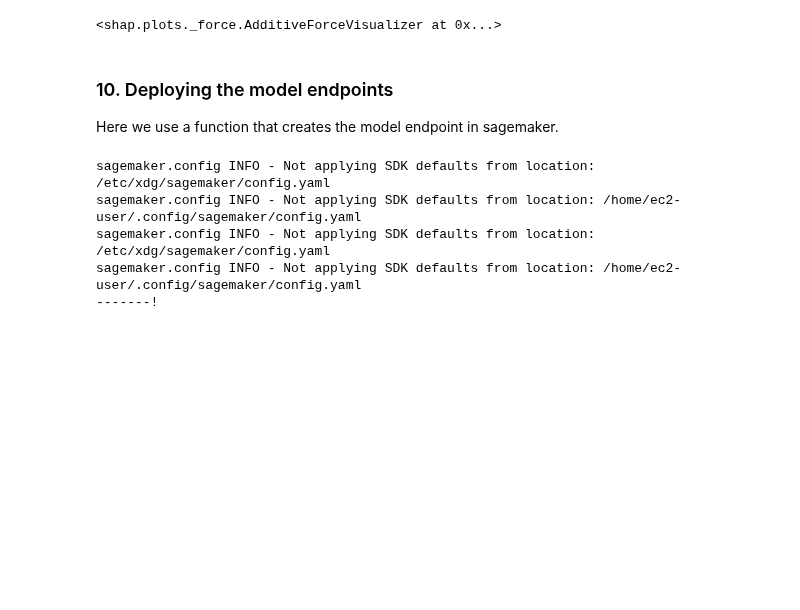
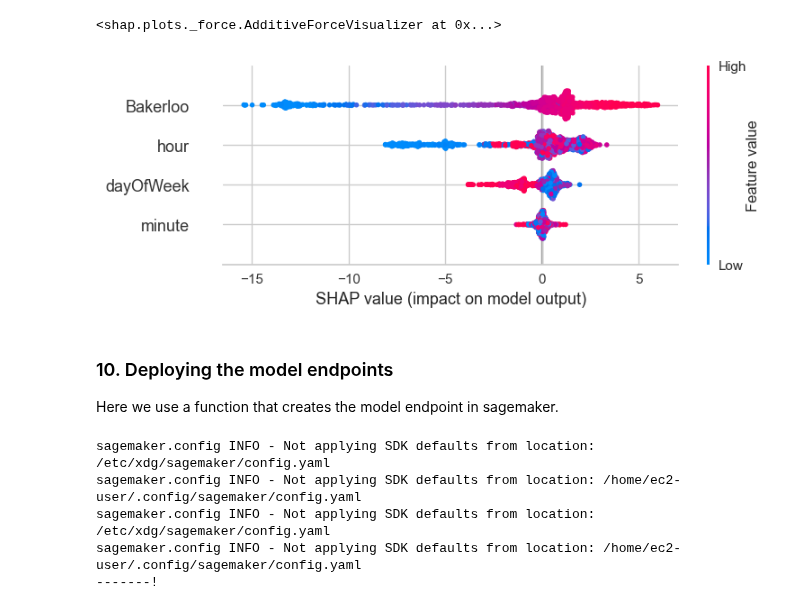
Before and after one commit to konradbachusz/AWS-MLOps-module_test, a Jupyter notebook: mlops_ml_models/models_template_notebook.ipynb, the cells around one changed output. Drawn from its saved outputs; the diff is of its cells as text; code cells hidden in the pictures; blank space fills up the shorter version.

Commit message:
adding the shap summary plot graph

```diff
--- a/mlops_ml_models/models_template_notebook.ipynb
+++ b/mlops_ml_models/models_template_notebook.ipynb
@@ -257,6 +250,13 @@ shap.force_plot(base_value, shap_values_array, test_features.iloc[0])
 # %% [output]
 [interactive output not drawn]
 <shap.plots._force.AdditiveForceVisualizer at 0x...>
+# %%
+shap_values_array = shap_values.values
+
+# Plotting the summary plot for all features across all test samples
+shap.summary_plot(shap_values_array, test_features)
+# %% [output]
+[figure, added]
 # %% [markdown]
 <h3>10. Deploying the model endpoints</h3>
 
```
Also changed, not shown: parts of 10 cells of this notebook.
